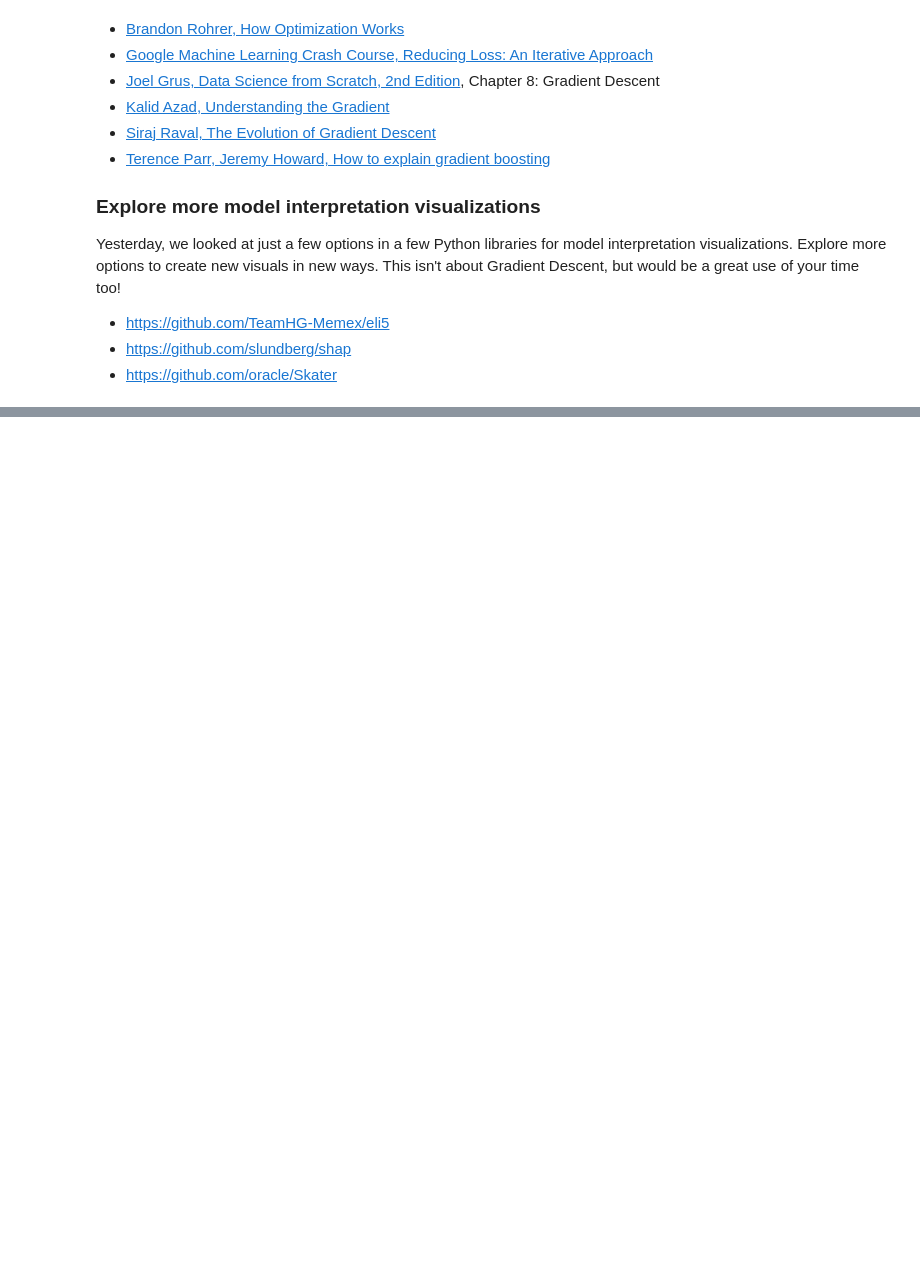
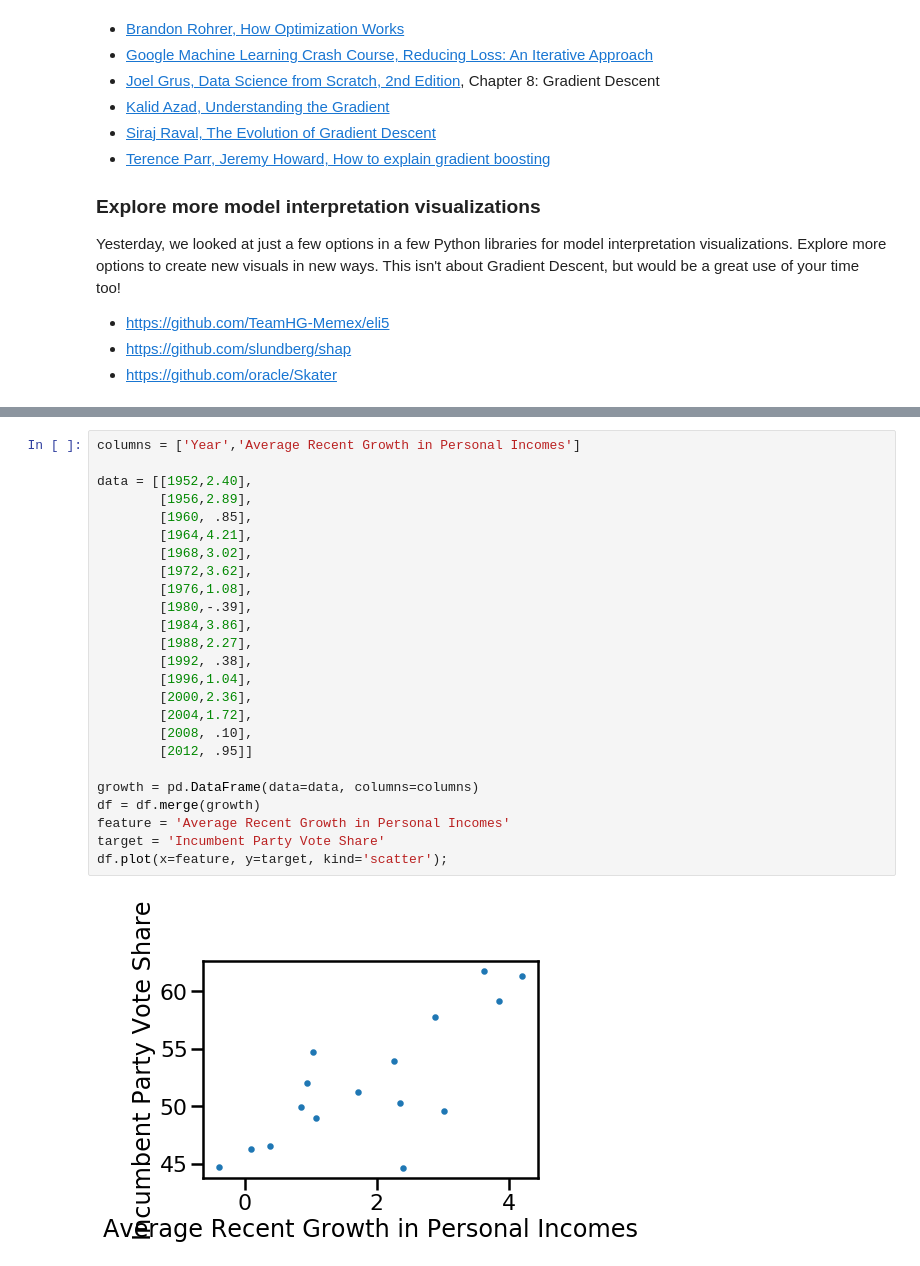
Before and after one commit to LambdaSchool/DS-Unit-2-Sprint-4-Practicing-Understanding, a Jupyter notebook: module4-gradient-descent/LS_DS_244_Gradient_Descent.ipynb, the cells around one changed output, grey strips where cells are left out. Drawn from its saved outputs; the diff is of its cells as text; blank space fills up the shorter version.

```diff
--- a/module4-gradient-descent/LS_DS_244_Gradient_Descent.ipynb
+++ b/module4-gradient-descent/LS_DS_244_Gradient_Descent.ipynb
@@ -392,0 +442,27 @@ Yesterday, we looked at just a few options in a few Python libraries for model i
+# %%
+columns = ['Year','Average Recent Growth in Personal Incomes']
+
+data = [[1952,2.40],
+        [1956,2.89],
+        [1960, .85],
+        [1964,4.21],
+        [1968,3.02],
+        [1972,3.62],
+        [1976,1.08],
+        [1980,-.39],
+        [1984,3.86],
+        [1988,2.27],
+        [1992, .38],
+        [1996,1.04],
+        [2000,2.36],
+        [2004,1.72],
+        [2008, .10],
+        [2012, .95]]
+
+growth = pd.DataFrame(data=data, columns=columns)
+df = df.merge(growth)
+feature = 'Average Recent Growth in Personal Incomes'
+target = 'Incumbent Party Vote Share'
+df.plot(x=feature, y=target, kind='scatter');
+# %% [output]
+[figure, added]
```
Also changed, not shown: parts of 6 cells of this notebook.
